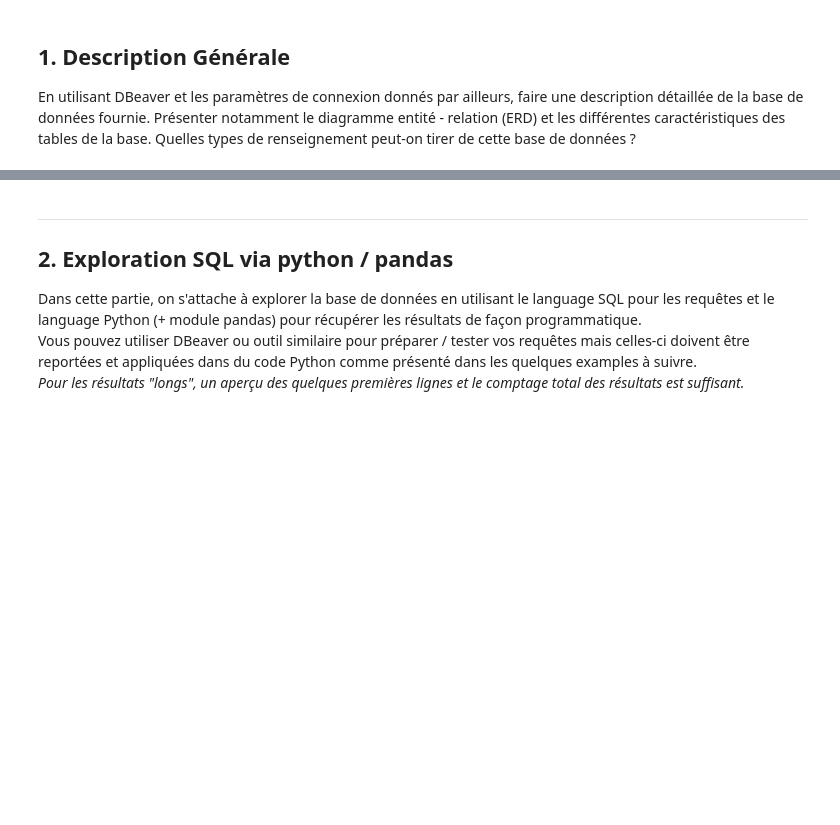
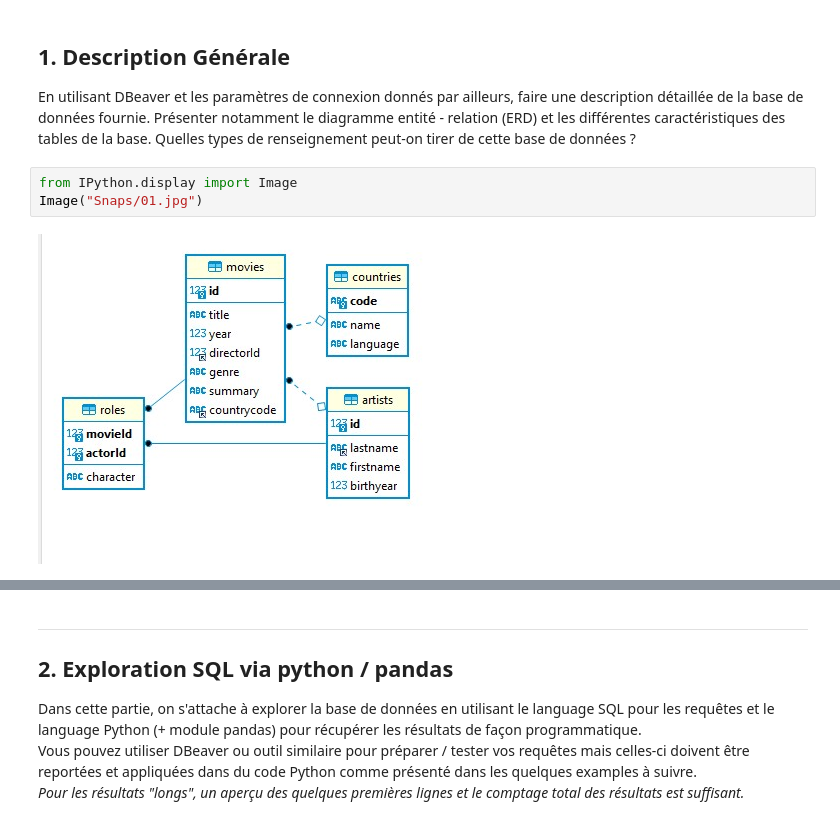
Before and after one commit to CPingeon/movies3, a Jupyter notebook: movies-3.ipynb, the cells around one changed output, grey strips where cells are left out. Saved outputs shown, nothing was run; the diff lists cells and outputs as text; blank space fills up the shorter version.

```diff
--- a/movies-3.ipynb
+++ b/movies-3.ipynb
@@ -9,3 +9,8 @@ Les données de connexion (user, host) sont indiquées dans le brief, le mot de
 ## 1. Description Générale
 
 En utilisant DBeaver et les paramètres de connexion donnés par ailleurs, faire une description détaillée de la base de données fournie. Présenter notamment le diagramme entité - relation (ERD) et les différentes caractéristiques des tables de la base.  Quelles types de renseignement peut-on tirer de cette base de données ?
+# %%
+from IPython.display import Image
+Image("Snaps/01.jpg")
+# %% [output]
+[figure, added]
```
Also changed, not shown: parts of 10 cells of this notebook, 1 other file.
